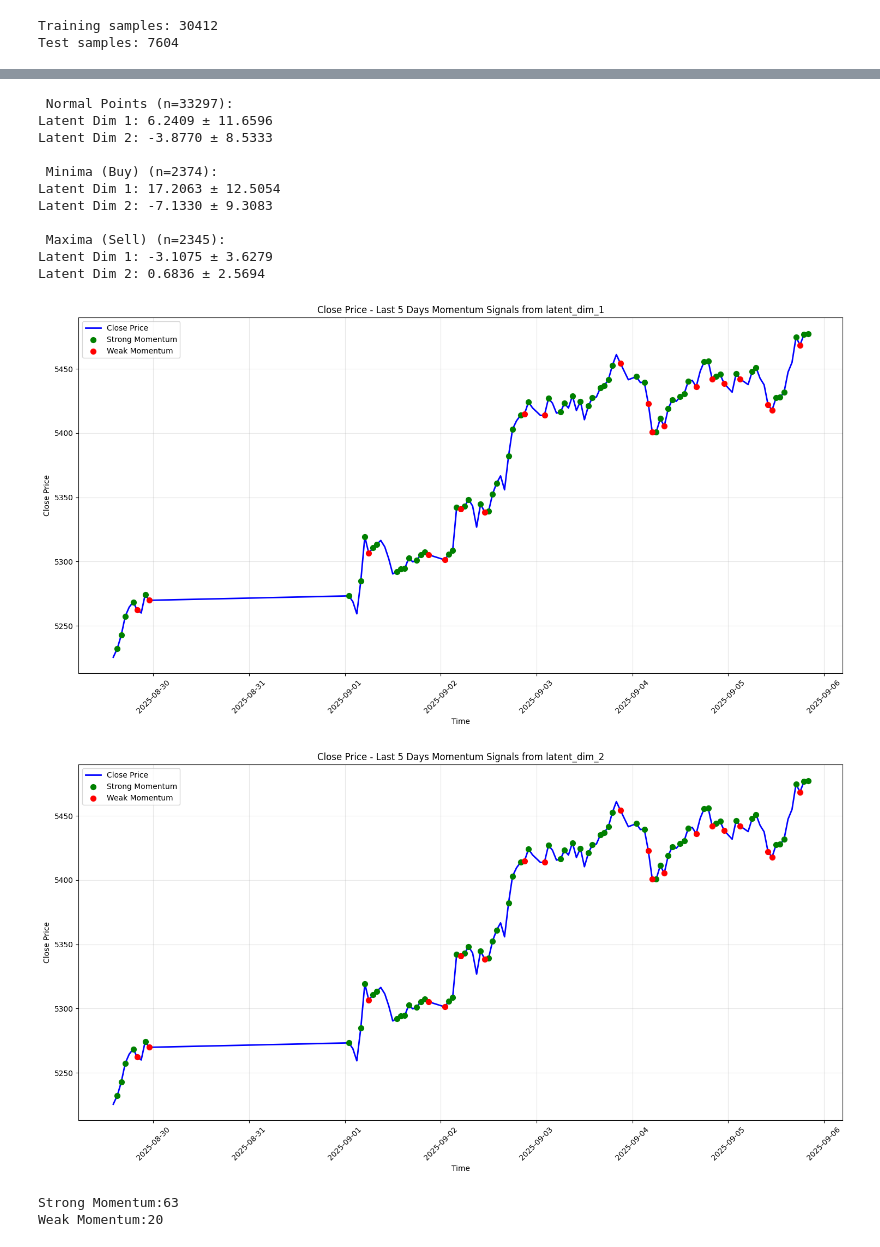
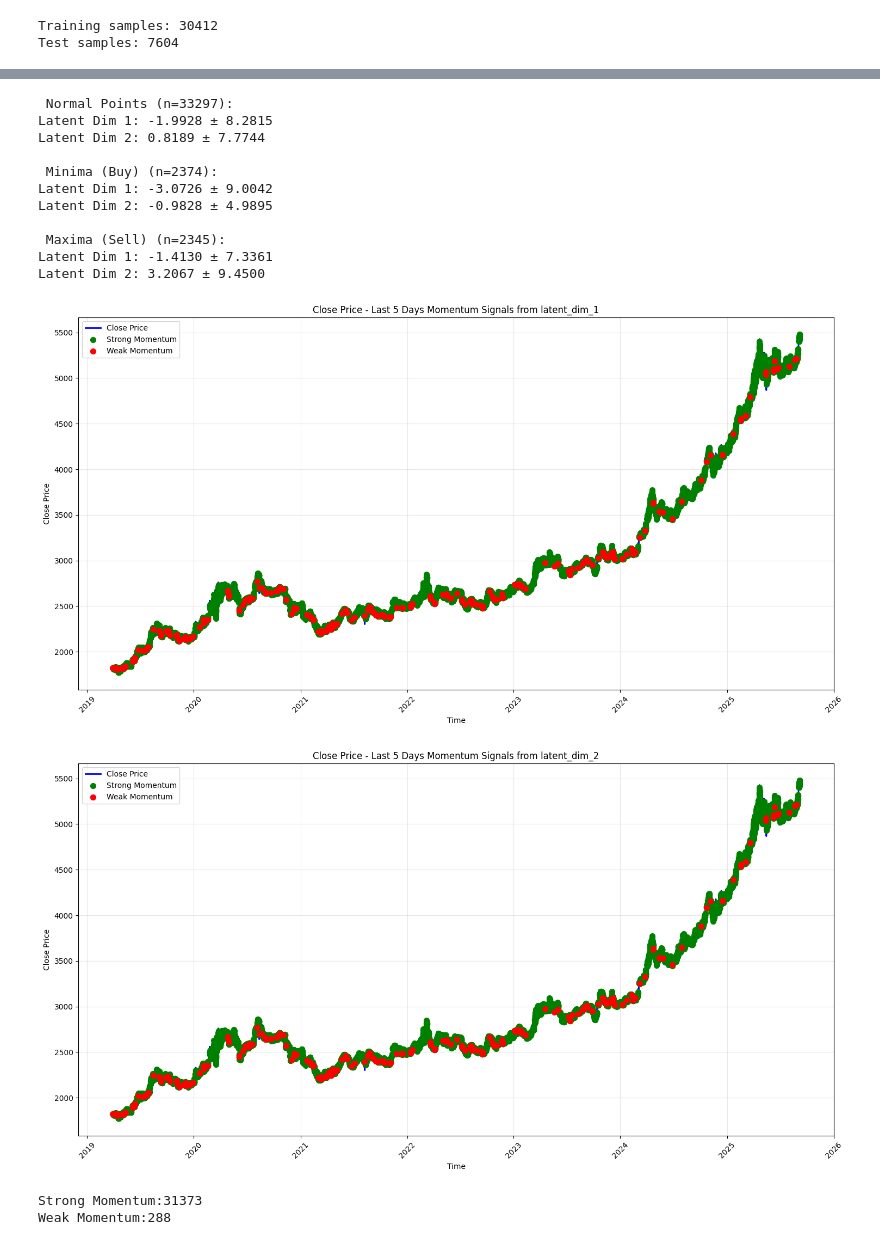
Before and after one commit to AFoivos/Forex_Prediction-, a Jupyter notebook: notebooks/test_autoencoders_signals.ipynb, the cells around one changed output, grey strips where cells are left out. Drawn from its saved outputs; the diff is of its cells as text; code cells hidden in the pictures.

```diff
--- a/notebooks/test_autoencoders_signals.ipynb
+++ b/notebooks/test_autoencoders_signals.ipynb
@@ -29,7 +29,14 @@ cleaner = ForexDataClean(data = data)
 data = cleaner.fast_cleaner()
 
 features = ForexFeauturesExtractor(
-    data = data
+    data = data,
+    momentum_parameters = {
+        'rsi_periods' : [4, 6, 8, 10, 12, 14],
+        'stoch_fk_sk_sd_periods' : [[4, 1, 1], [6, 1, 1], [8, 2, 2], [10, 2, 2], [12, 3, 3], [14, 3, 3]],
+        'williams_periods' :  [4, 6, 8, 10, 12, 14],
+        'cci_periods' :  [4, 6, 8, 10, 12, 14],
+        'momentum_periods' : [4, 6, 8, 10, 12, 14]
+    },
 )
 
 indicators_data, signals_data, extreme_data = features.extract_all_features()
@@ -52,7 +59,7 @@ OHLC DATA INTEGRITY VALIDATION
 No OHLC integrity violations found
 All OHLC values are consistent
 # %%
-trend_dir = signals_data['momentum']
+trend_dir = signals_data['trend_strength']
 # %%
 trend_dir.shape
 # %% [output]
@@ -73,5 +80,9 @@ train_data, test_data = autoencoder.prepare_data(
 Training samples: 30412
 Test samples: 7604
 # %%
-history = autoencoder.train(epochs=20, batch_size=12, verbose=1)
+history = autoencoder.train(
+    epochs = 25,
+    batch_size = 12,
+    verbose = 1
+)
 # %% [output]
@@ -127,9 +145,17 @@ datetime
 # %%
 close_prices = labels_data_with_latent['close'].values
 
-min_indices = argrelextrema(close_prices, np.less, order=5)[0]
+min_indices = argrelextrema(
+    close_prices,
+    np.less,
+    order = 5
+)[0]
 
-max_indices = argrelextrema(close_prices, np.greater, order=5)[0]
+max_indices = argrelextrema(
+    close_prices,
+    np.greater,
+    order = 5
+)[0]
 
 labels_data_with_latent['is_extrema'] = 0
 labels_data_with_latent.loc[labels_data_with_latent.index[min_indices], 'is_extrema'] = 1
@@ -150,18 +176,21 @@ for extrema_type, data, label in [
     print(f"Latent Dim 2: {data['latent_dim_2'].mean():.4f} ± {data['latent_dim_2'].std():.4f}")
 # %% [output]
  Normal Points (n=33297):
-Latent Dim 1: 6.2409 ± 11.6596
-Latent Dim 2: -3.8770 ± 8.5333
+Latent Dim 1: -1.9928 ± 8.2815
+Latent Dim 2: 0.8189 ± 7.7744
 
  Minima (Buy) (n=2374):
-Latent Dim 1: 17.2063 ± 12.5054
-Latent Dim 2: -7.1330 ± 9.3083
+Latent Dim 1: -3.0726 ± 9.0042
+Latent Dim 2: -0.9828 ± 4.9895
 
  Maxima (Sell) (n=2345):
-Latent Dim 1: -3.1075 ± 3.6279
-Latent Dim 2: 0.6836 ± 2.5694
+Latent Dim 1: -1.4130 ± 7.3361
+Latent Dim 2: 3.2067 ± 9.4500
 # %%
-def auto_signal(latent_1, latent_2):
+def auto_signal(
+    latent_1,
+    latent_2
+):
     buy_zone_l1 = (
         minima_latent['latent_dim_1'].mean() - 1.5 * minima_latent['latent_dim_1'].std(),
         minima_latent['latent_dim_1'].mean() + 1.5 * minima_latent['latent_dim_1'].std()
@@ -189,7 +218,7 @@ def auto_signal(latent_1, latent_2):
     else:
         return 'hold'
 
-last_5_days = labels_data_with_latent.tail(24 * 5)
+last_5_days = labels_data_with_latent#.tail(24 * 50)
 last_5_days['signal'] = last_5_days.apply(
     lambda row: auto_signal(row['latent_dim_1'], row['latent_dim_2']), axis=1
 )
@@ -253,34 +282,34 @@ plt.scatter(
     color='green',
     marker='o',
     s=50,
     label='Strong Momentum',
     zorder=5
 )
 
 plt.scatter(
     sell_signals_2.index,
     sell_signals_2['close'],
     color='red',
     marker='o',
     s=50,
     label='Weak Momentum',
     zorder=5
 )
 
 plt.title('Close Price - Last 5 Days Momentum Signals from latent_dim_2')
 plt.xlabel('Time')
 plt.ylabel('Close Price')
 plt.legend()
 plt.grid(True, alpha=0.3)
 plt.xticks(rotation=45)
 plt.tight_layout()
 plt.show()
 
 
 print(f"Strong Momentum:{len(buy_signals_1)}")
 print(f"Weak Momentum:{len(sell_signals_1)}")
 # %% [output]
-[figure, old version]
+[figure, new version]
-[figure, old version]
+[figure, new version]
-Strong Momentum:63
-Weak Momentum:20
+Strong Momentum:31373
+Weak Momentum:288
```
Also changed, not shown: parts of 8 cells of this notebook, 3 other files.
